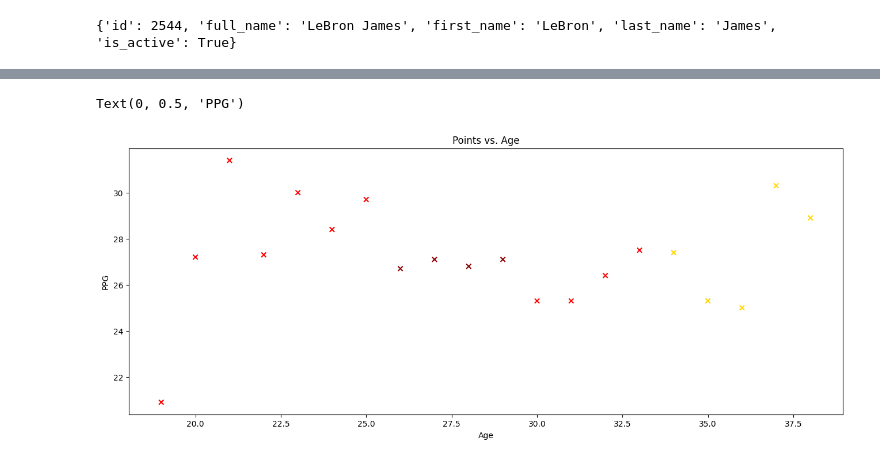
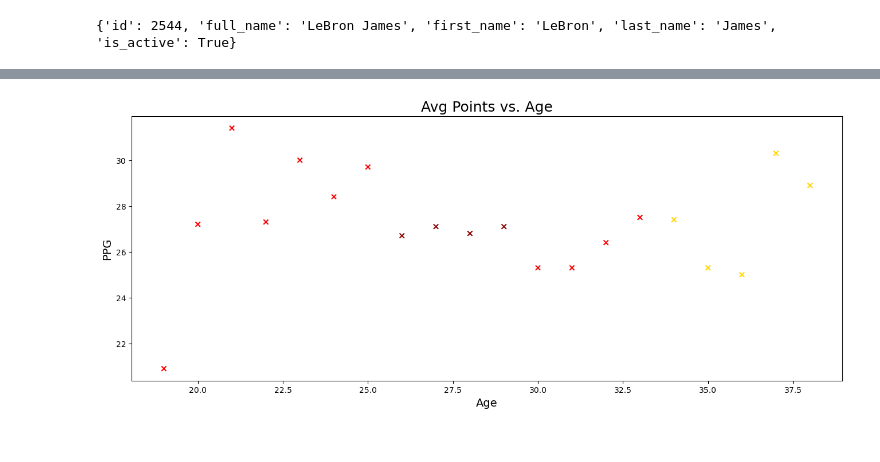
Before and after one commit to dylanlauzy/lebron, a Jupyter notebook: Lebron_EDA.ipynb, the cells around one changed output, grey strips where cells are left out. Drawn from its saved outputs; the diff is of its cells as text; code cells hidden in the pictures.

```diff
--- a/Lebron_EDA.ipynb
+++ b/Lebron_EDA.ipynb
@@ -71,10 +68,13 @@ display(career_df)
 # %%
 fig = plt.figure(figsize=(16, 6))
 colors = career_df['TEAM_ABBREVIATION'].map({'CLE': 'red', 'MIA': 'darkred', 'LAL': 'gold'})
-plt.scatter(career_df['PLAYER_AGE'], career_df['PTS'], marker = 'x', c = colors)
-plt.title('Points vs. Age')
-plt.xlabel('Age')
-plt.ylabel('PPG')
+scatter = plt.scatter(career_df['PLAYER_AGE'], career_df['PTS'], marker='x', c=colors)
+
+plt.title('Avg Points vs. Age', size=18)
+plt.xlabel('Age', size=14)
+plt.ylabel('PPG', size=14)
+
+# Display the plot
+plt.show()
 # %% [output]
-Text(0, 0.5, 'PPG')
-[figure, old version]
+[figure, new version]
```
Also changed, not shown: parts of 8 cells of this notebook.
